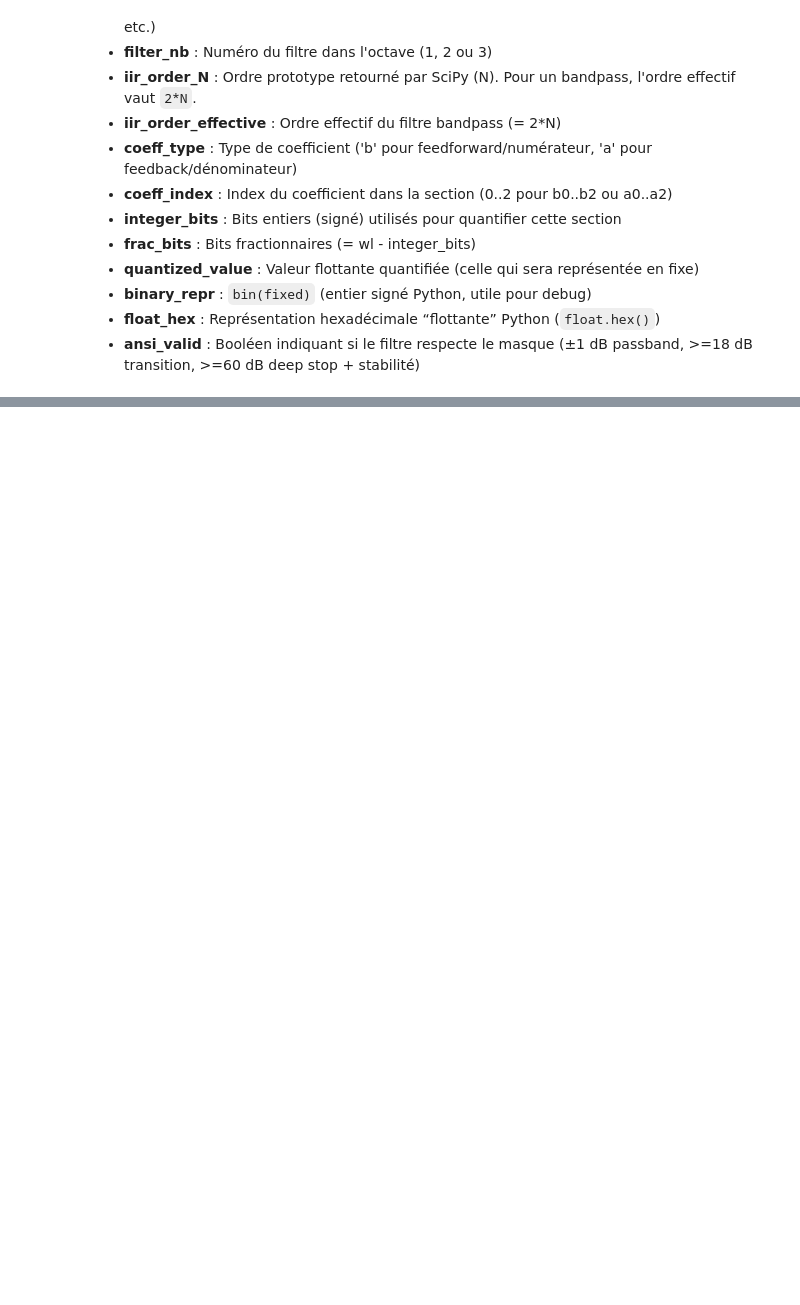
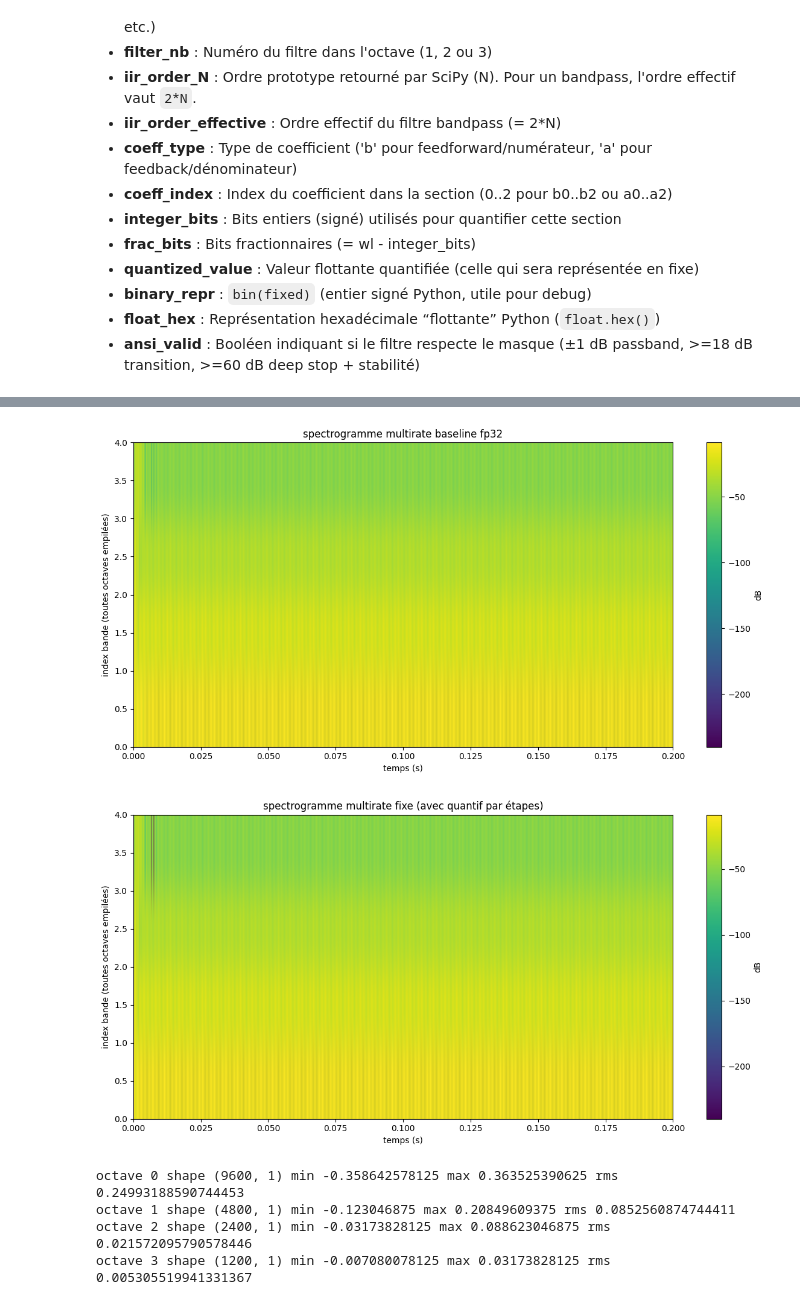
Before and after one commit to Sawlyer/SIR, a Jupyter notebook: auto_design_filters_1_3_octave copy.ipynb, the cells around one changed output, grey strips where cells are left out. Saved outputs shown, nothing was run; the diff lists cells and outputs as text; code cells hidden in the pictures; blank space fills up the shorter version.

Commit message:
Simulateur

```diff
--- a/auto_design_filters_1_3_octave copy.ipynb
+++ b/auto_design_filters_1_3_octave copy.ipynb
@@ -833,0 +1256,11 @@ Terminé.
+# %%
+@dataclass
+class MultirateFilterBank:
+    # octaves[k] = liste de filtres (chaque filtre = un objet avec .step(u))
+    octaves: List[List[object]]
+
+    def n_octaves(self):
+        return len(self.octaves)
+
+    def n_filters_octave(self, k):
+        return len(self.octaves[k])
@@ -833,0 +1372,55 @@ Terminé.
+# %%
+from scipy.signal import butter
+
+fs = 48000
+duration = 0.2
+t = np.linspace(0, duration, int(fs*duration), endpoint=False)
+x = 0.5*np.sin(2*np.pi*1000*t)
+
+# 1 filtre par octave (demo)
+octaves_float = []
+octaves_fixed = []
+
+# formats fixes (exemple)
+fmt_in   = (1,  -12)   # msb_in, lsb_in
+fmt_bmul = (3,  -24)   # produits b*u
+fmt_amul = (3,  -24)   # produits a*y
+fmt_ext  = (4,  -30)   # lsbExt (bits de garde)
+fmt_out  = (1,  -12)   # sortie
+
+for k in range(4):
+    fs_k = fs // (2**k)
+    fc = 1000 / (2**k)
+    b, a = butter(2, fc/(fs_k/2), btype='low', output='ba')
+
+    # float
+    octaves_float.append([IIR_DFI_Float(b, a)])
+    # fixed
+    octaves_fixed.append([IIR_DFI_Fixed(b, a, fmt_in, fmt_bmul, fmt_amul, fmt_ext, fmt_out)])
+
+# baseline fp32
+fb_fp = MultirateFilterBank(octaves=octaves_float)
+out_fp = simulate_multirate(x, fb_fp)
+S_fp = build_spectrogram_matrix(out_fp, n_octaves=4, base_len=len(x))
+plot_spectrogram_db(S_fp, fs, "spectrogramme multirate baseline fp32")
+
+# fixe
+fb_fx = MultirateFilterBank(octaves=octaves_fixed)
+out_fx = simulate_multirate(x, fb_fx)
+S_fx = build_spectrogram_matrix(out_fx, n_octaves=4, base_len=len(x))
+plot_spectrogram_db(S_fx, fs, "spectrogramme multirate fixe (avec quantif par étapes)")
+
+# Debug rapide : stats des sorties fixe
+for k in range(4):
+    yk = out_fx[k]
+    print("octave", k, "shape", yk.shape,
+          "min", np.min(yk) if yk.size else None,
+          "max", np.max(yk) if yk.size else None,
+          "rms", np.sqrt(np.mean(yk**2)) if yk.size else None)
+# %% [output]
+[figure, added]
+[figure, added]
+octave 0 shape (9600, 1) min -0.358642578125 max 0.363525390625 rms 0.24993188590744453
+octave 1 shape (4800, 1) min -0.123046875 max 0.20849609375 rms 0.0852560874744411
+octave 2 shape (2400, 1) min -0.03173828125 max 0.088623046875 rms 0.021572095790578446
+octave 3 shape (1200, 1) min -0.007080078125 max 0.03173828125 rms 0.005305519941331367
```
Also changed, not shown: parts of 15 cells of this notebook, 5 other files.
